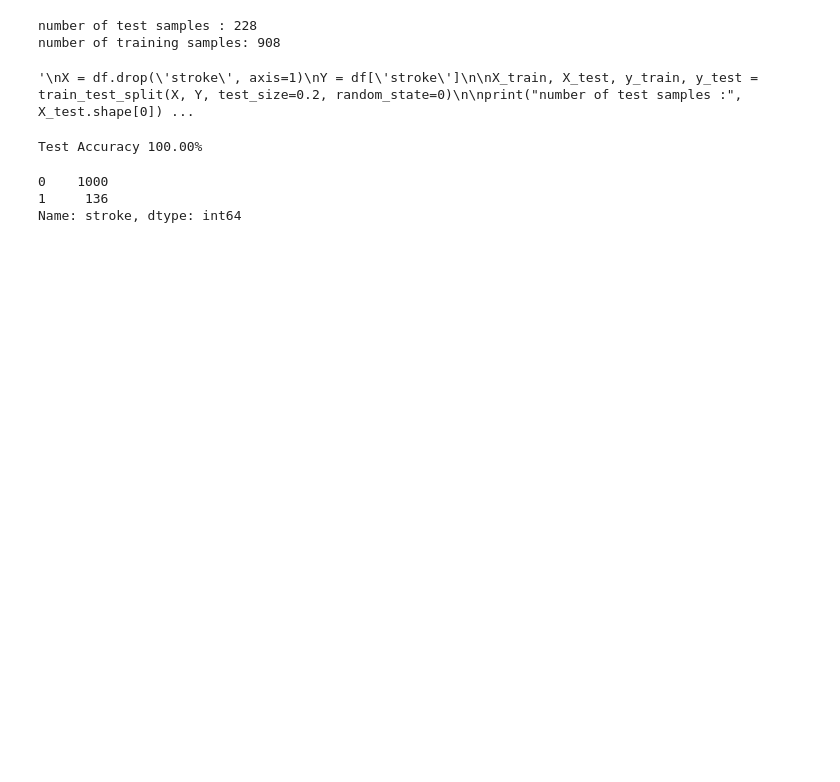
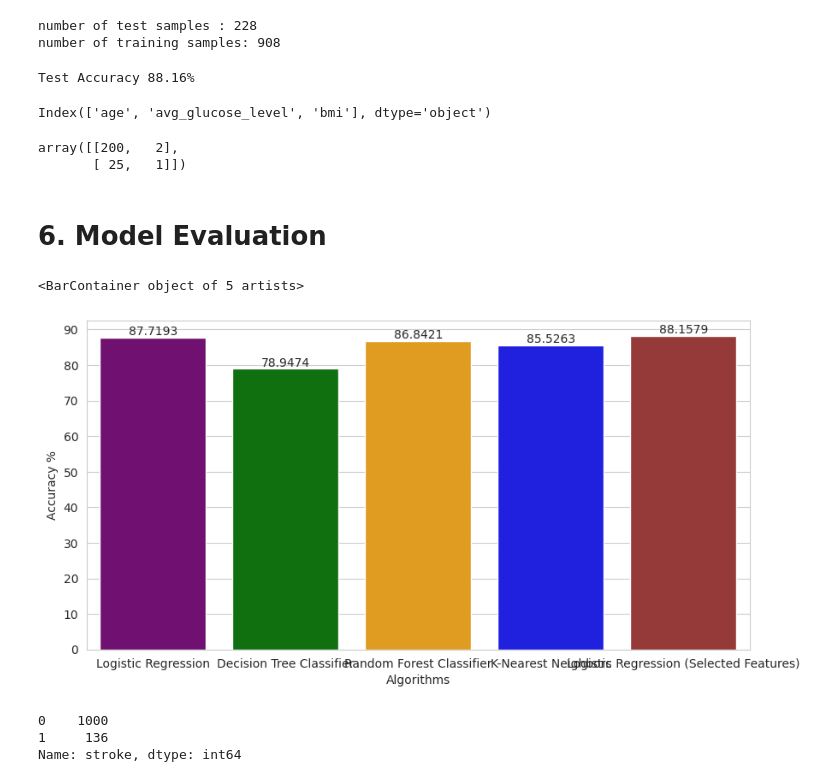
Before and after one commit to HazmanNaim/General-Assembly-Data-Analytics-and-Data-Science, a Jupyter notebook: GA-DSBC-23/Unit-3/Unit-3-03 Feature Importance/StrokeData.ipynb, the cells around one changed output. Cells and saved outputs as stored; diff of their text form; code cells hidden in the pictures; blank space fills up the shorter version.

```diff
--- a/GA-DSBC-23/Unit-3/Unit-3-03 Feature Importance/StrokeData.ipynb
+++ b/GA-DSBC-23/Unit-3/Unit-3-03 Feature Importance/StrokeData.ipynb
@@ -250,7 +319,8 @@ X = df.drop(['ever_married',
              'hypertension',
              'gender',
              'work_type',
-             'smoking_status'], axis=1)
+             'smoking_status',
+             'stroke'], axis=1)
 
 
 Y = df['stroke']
@@ -262,28 +332,47 @@ print("number of training samples:",X_train.shape[0])
 # %% [output]
 number of test samples : 228
 number of training samples: 908
-# %%
-'''
-X = df.drop('stroke', axis=1)
-Y = df['stroke']
-
-X_train, X_test, y_train, y_test = train_test_split(X, Y, test_size=0.2, random_state=0)
-
-print("number of test samples :", X_test.shape[0])
-print("number of training samples:",X_train.shape[0])
-'''
-# %% [output]
-'\nX = df.drop(\'stroke\', axis=1)\nY = df[\'stroke\']\n\nX_train, X_test, y_train, y_test = train_test_split(X, Y, test_size=0.2, random_state=0)\n\nprint("number of test samples :", X_test.shape[0]) ...
 # %%
 LR2 = LogisticRegression()
 LR2.fit(X_train, y_train)
 
 acc = LR2.score(X_test,y_test)*100
 
-#accuracies['Logistic Regression'] = acc
+accuracies['Logistic Regression (Selected Features)'] = acc
 print("Test Accuracy {:.2f}%".format(acc))
 # %% [output]
-Test Accuracy 100.00%
+Test Accuracy 88.16%
+# %%
+X_test.columns
+# %% [output]
+Index(['age', 'avg_glucose_level', 'bmi'], dtype='object')
+# %%
+prediction = LR2.predict(X_test)
+cm_lr2 = confusion_matrix(y_test, prediction)
+cm_lr2
+# %% [output]
+array([[200,   2],
+       [ 25,   1]])
+# %% [markdown]
+# 6. Model Evaluation
+# %%
+colors = ["purple", "green", "orange", "blue", "brown"]
+
+sns.set_style("whitegrid")
+plt.figure(figsize=(10,5))
+plt.yticks(np.arange(0,100,10))
+plt.ylabel("Accuracy %")
+plt.xlabel("Algorithms")
+ax = sns.barplot(x=list(accuracies.keys()), y=list(accuracies.values()), palette=colors)
+
+for i in ax.containers: #function1
+    print(i)
+    ax.bar_label(i, ) #function2
+
+plt.show()
+# %% [output]
+<BarContainer object of 5 artists>
+[figure, added]
 # %%
 #conda install -c anaconda graphviz
 # %%
```
Also changed, not shown: parts of 13 cells of this notebook, 9 other files.
